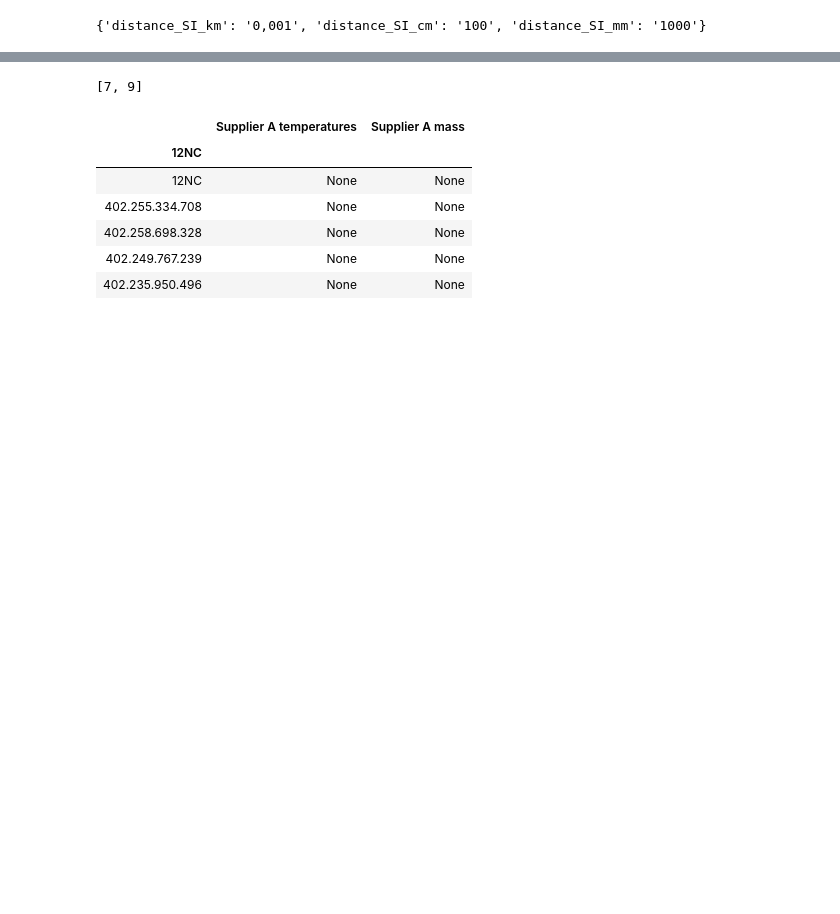
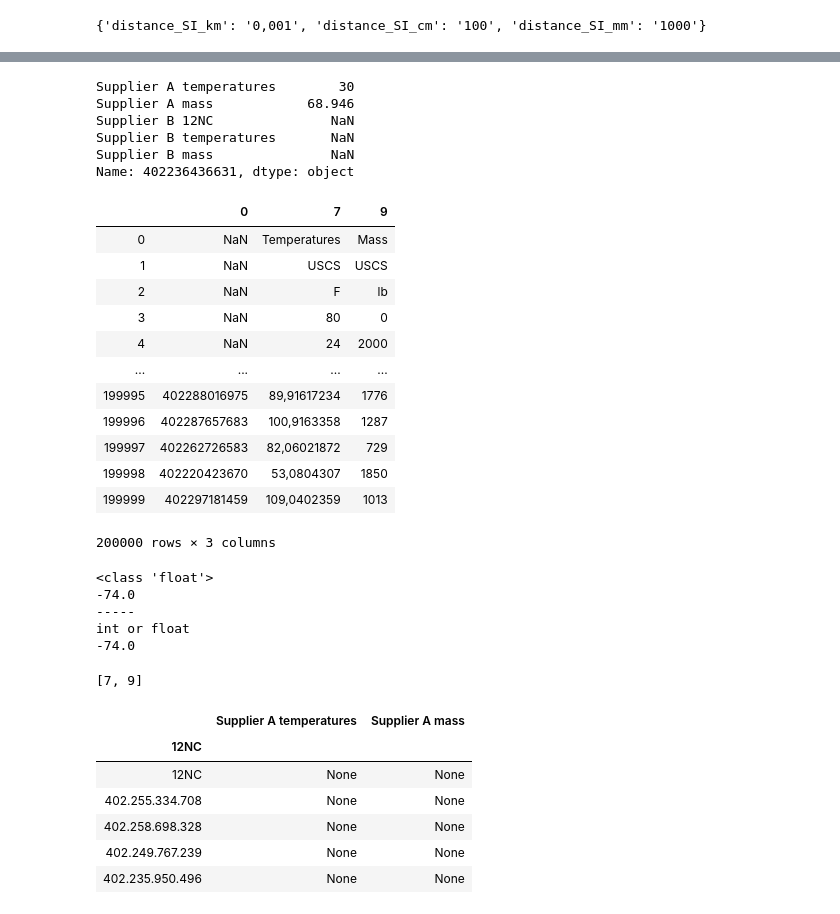
Before and after one commit to mihransimonian/Uva-Block3-Big_Data-Assignment, a Jupyter notebook: Code and Data/Assignment.ipynb, the cells around one changed output, grey strips where cells are left out. Saved outputs shown, nothing was run; the diff lists cells and outputs as text; code cells hidden in the pictures; blank space fills up the shorter version.

```diff
--- a/Code and Data/Assignment.ipynb
+++ b/Code and Data/Assignment.ipynb
@@ -132,0 +155,12 @@ df_products.head()
+# %%
+# import
+df_import_supplier_B = pd.DataFrame()
+df_import_supplier_B = pd.read_csv("DataB.csv", header=None, sep=';', encoding='utf-8', low_memory=False)
+
+# Clean up the database
+# drop column
+df_import_supplier_B = df_import_supplier_B.drop(columns=range(1,7), axis=1)
+df_import_supplier_B = df_import_supplier_B.drop(columns=range(8,9), axis=1)
+df_import_supplier_B = df_import_supplier_B.drop(columns=range(10,14), axis=1)
+
+df_import_supplier_B.head()
@@ -133,3 +225,57 @@ df_products.head()
+# %%
+df_products.iloc[10]
+# %% [output]
+Supplier A temperatures        30
+Supplier A mass            68.946
+Supplier B 12NC               NaN
+Supplier B temperatures       NaN
+Supplier B mass               NaN
+Name: 402236436631, dtype: object
+# %%
+df_import_supplier_B
+# %% [output]
+|  | 0 | 7 | 9 |
+| 0 | NaN | Temperatures | Mass |
+| 1 | NaN | USCS | USCS |
+| 2 | NaN | F | lb |
+| 3 | NaN | 80 | 0 |
+| 4 | NaN | 24 | 2000 |
+| ... | ... | ... | ... |
+| 199995 | 402288016975 | 89,91617234 | 1776 |
+| 199996 | 402287657683 | 100,9163358 | 1287 |
+| 199997 | 402262726583 | 82,06021872 | 729 |
+| 199998 | 402220423670 | 53,0804307 | 1850 |
+| 199999 | 402297181459 | 109,0402359 | 1013 |
+200000 rows × 3 columns
+# %%
+data_in = '74,262727.11'
+data_in = data_in.replace(',','.')
+data_in = False
+data_in = '-74'
+data_in = cleanup_data_values_return_float(data_in)
+print(type(data_in))
+print(data_in)
+print('-----')
+
+if type(data_in) is bool:
+    print('boolean')
+
+if type(data_in) is int or type(data_in) is float:
+    print('int or float')
+
+if type(data_in) is str:
+    print('string')
+    data_in = data_in.replace(',','.')
+    if data_in.count('.') > 1:
+        data_in = data_in.replace('.','', data_in.count('.') - 1)
+
+print (data_in)
+# %% [output]
+<class 'float'>
+-74.0
+-----
+int or float
+-74.0
 # %%
 #df_products['1'] = [1,2]
 
```
Also changed, not shown: parts of 13 cells of this notebook, 3 other files.
